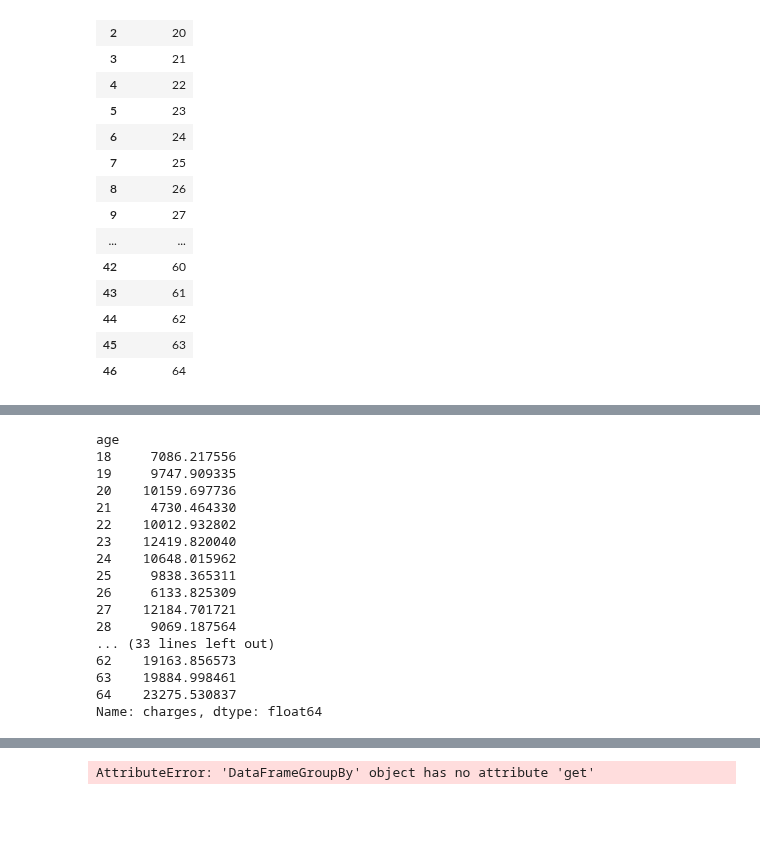
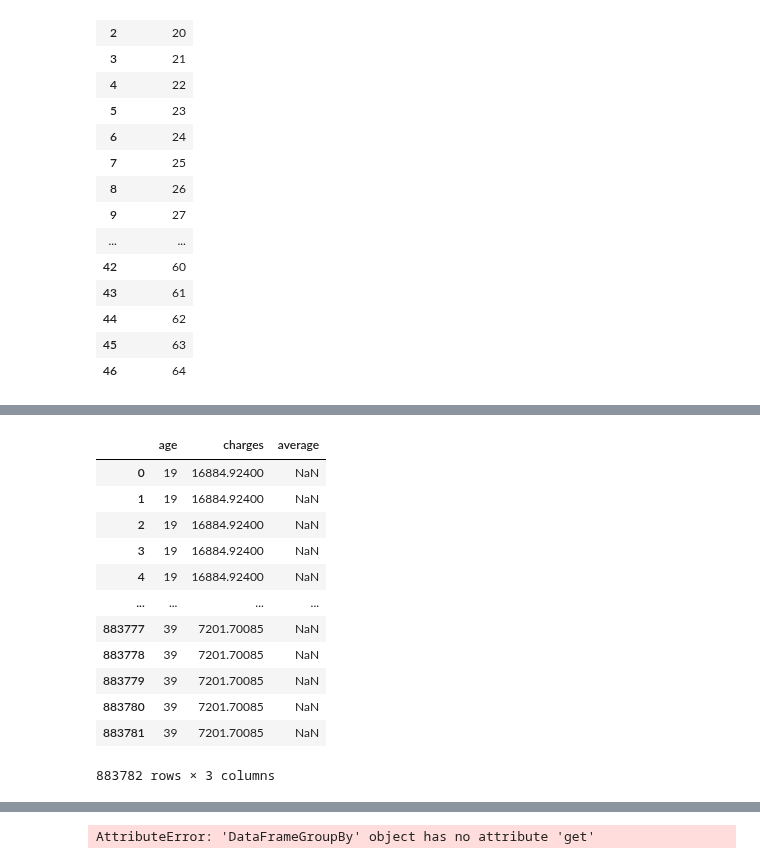
Before and after one commit to ubco-W2022T2-data301/project-group-group08, a Jupyter notebook: analysis/analysis1.ipynb, the cells around one changed output, grey strips where cells are left out. Saved outputs shown, nothing was run; the diff lists cells and outputs as text; code cells hidden in the pictures; blank space fills up the shorter version.

```diff
--- a/analysis/analysis1.ipynb
+++ b/analysis/analysis1.ipynb
@@ -147,3 +147,9 @@ finaldf1
 | 44 | 62 |
 | 45 | 63 |
 | 46 | 64 |
+# %%
+avg_cost = pd.DataFrame(rq1df_clean['age'])
+avg_cost.columns = ["age"]
+avg_cost["charges"] = rq1df_clean['charges']
+
+avg_cost
@@ -150,21 +170,17 @@ finaldf1
 # %%
-avg_cost = rq1df_clean.groupby('age')['charges'].mean()
+avg_cost["average"] = avg_cost.groupby('age')['charges'].mean()
 avg_cost
 # %% [output]
+|  | age | charges | average |
+| 0 | 19 | 16884.92400 | NaN |
+| 1 | 19 | 16884.92400 | NaN |
+| 2 | 19 | 16884.92400 | NaN |
+| 3 | 19 | 16884.92400 | NaN |
+| 4 | 19 | 16884.92400 | NaN |
+| ... | ... | ... | ... |
+| 883777 | 39 | 7201.70085 | NaN |
+| 883778 | 39 | 7201.70085 | NaN |
+| 883779 | 39 | 7201.70085 | NaN |
+| 883780 | 39 | 7201.70085 | NaN |
+| 883781 | 39 | 7201.70085 | NaN |
-age
-18     7086.217556
-19     9747.909335
-20    10159.697736
-21     4730.464330
-22    10012.932802
-23    12419.820040
-24    10648.015962
-25     9838.365311
-26     6133.825309
-27    12184.701721
-28     9069.187564
-... (33 lines left out)
-62    19163.856573
-63    19884.998461
-64    23275.530837
-Name: charges, dtype: float64
+883782 rows × 3 columns
```
Also changed, not shown: parts of 2 cells of this notebook.
